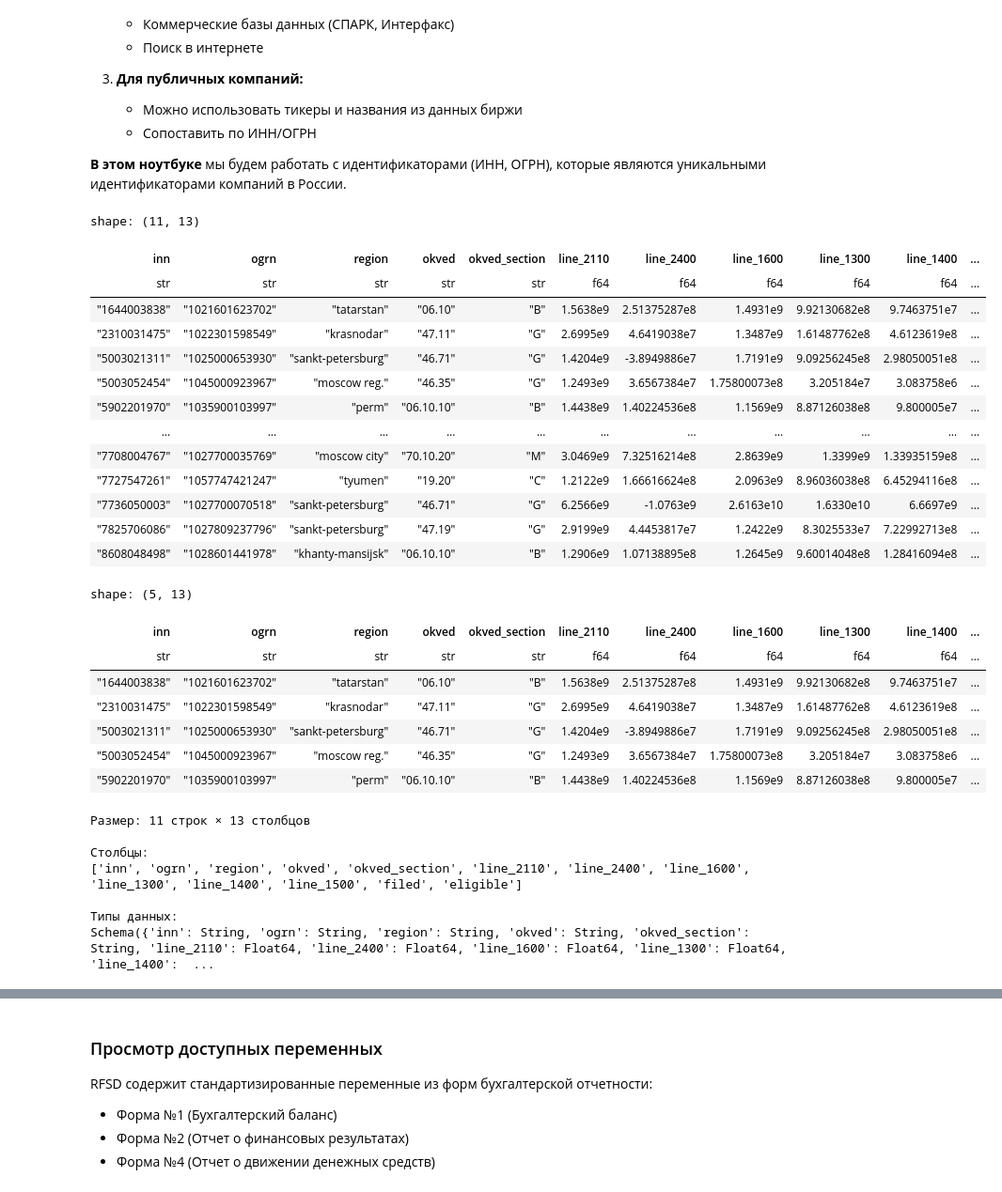
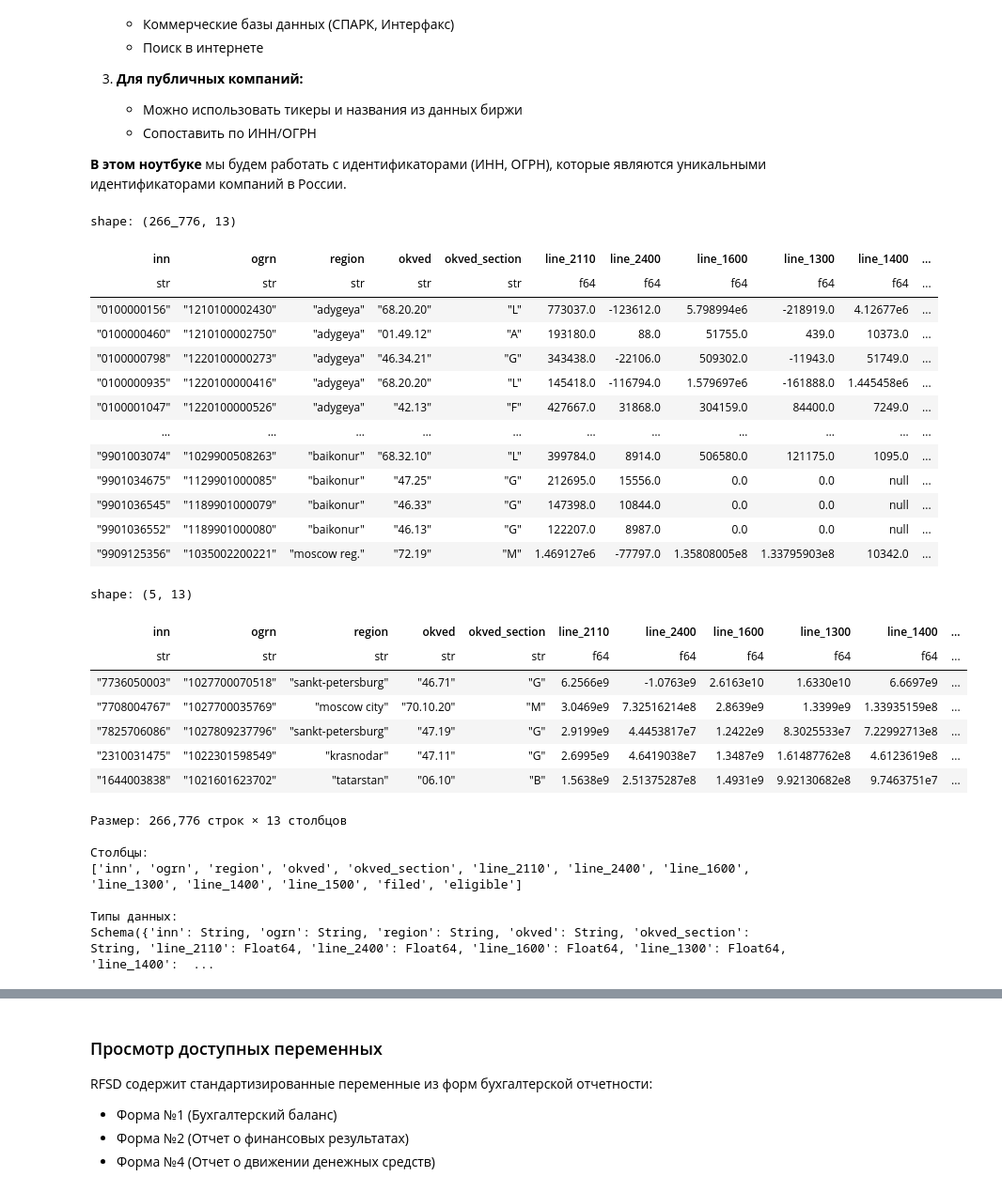
Before and after one commit to quantviews/financial-markets-2025, a Jupyter notebook: ipynb/Russian_corporate_data_RFSD_2025.ipynb, the cells around one changed output, grey strips where cells are left out. Shown at 94% size. Saved outputs shown, nothing was run; the diff lists cells and outputs as text; code cells hidden in the pictures.

Commit message:
update RFSD notebook

```diff
--- a/ipynb/Russian_corporate_data_RFSD_2025.ipynb
+++ b/ipynb/Russian_corporate_data_RFSD_2025.ipynb
@@ -516,7 +690,7 @@ polars.config.Config
 
 Данные находятся локально в папке `RFSD_PATH` и организованы по годам в формате Parquet.
 # %%
-RFSD_PATH = 'F:\\YandexDisk\\Russia\\RFSD'
+RFSD_PATH = 'E:\\YandexDisk\\Russia\\RFSD'
 # %% [markdown]
 ### Размерность данных RFSD
 
@@ -533,7 +708,7 @@ def load_rfsd_year_polars(
     lazy=True
 ):
     """
-    Загружает данные RFSD за указанный год используя Polars
+    Эффективно загружает данные RFSD за указанный год используя Polars.
 
     Parameters:
     -----------
@@ -550,17 +725,22 @@ def load_rfsd_year_polars(
 
     Returns:
     --------
-    pl.DataFrame or pl.LazyFrame
-        DataFrame/LazyFrame с данными за указанный год
+    pl.DataFrame or pl.LazyFrame or None
+        DataFrame/LazyFrame с данными за указанный год или None в случае ошибки.
     """
+    rfsd_path = Path(rfsd_path)
     year_path = rfsd_path / f"year={year}"
 
     if not year_path.exists():
-        raise ValueError(f"Данные за {year} год не найдены")
+        warnings.warn(f"Данные за {year} год не найдены по пути {year_path}")
+        return None
 
-    # Используем scan_parquet для эффективной загрузки
-    # scan_parquet используем .select() после сканирования
-    lf = pl.scan_parquet(str(year_path / "*.parquet"))
+    try:
+        # Используем scan_parquet для эффективной загрузки
+        lf = pl.scan_parquet(str(year_path / "*.parquet"))
+    except Exception as e:
+        warnings.warn(f"Не удалось загрузить данные за {year} год. Ошибка: {e}")
+        return None
 
     # Применяем фильтры если указаны (predicate pushdown)
     if filters is not None:
@@ -602,10 +786,10 @@ key_columns = [
 lf_2024 = load_rfsd_year_polars(2024, columns=key_columns, lazy=True)
 
 # Теперь можем применять фильтры и только потом загружать
-# Например, только компании с поданной отчетностью и выручкой > 1 млн руб.
+# Например, только компании с поданной отчетностью и выручкой > 100 млн руб.
 lf_filtered = lf_2024.filter(
     (pl.col('filed') == 1) &
-    (pl.col('line_2110') > 1)
+    (pl.col('line_2110') > 100000)
 )
 
 # Только сейчас загружаем данные в память
@@ -861,32 +1035,32 @@ print(f"\nПереименованные столбцы (первые 10): {df_2
 # %%
 df_2024_sample
 # %% [output]
-shape: (11, 13)
+shape: (266_776, 13)
 | inn | ogrn | region | okved | okved_section | line_2110 | line_2400 | line_1600 | line_1300 | line_1400 | ... |
 | str | str | str | str | str | f64 | f64 | f64 | f64 | f64 | ... |
-| "1644003838" | "1021601623702" | "tatarstan" | "06.10" | "B" | 1.5638e9 | 2.51375287e8 | 1.4931e9 | 9.92130682e8 | 9.7463751e7 | ... |
-| "2310031475" | "1022301598549" | "krasnodar" | "47.11" | "G" | 2.6995e9 | 4.6419038e7 | 1.3487e9 | 1.61487762e8 | 4.6123619e8 | ... |
-| "5003021311" | "1025000653930" | "sankt-petersburg" | "46.71" | "G" | 1.4204e9 | -3.8949886e7 | 1.7191e9 | 9.09256245e8 | 2.98050051e8 | ... |
-| "5003052454" | "1045000923967" | "moscow reg." | "46.35" | "G" | 1.2493e9 | 3.6567384e7 | 1.75800073e8 | 3.205184e7 | 3.083758e6 | ... |
-| "5902201970" | "1035900103997" | "perm" | "06.10.10" | "B" | 1.4438e9 | 1.40224536e8 | 1.1569e9 | 8.87126038e8 | 9.800005e7 | ... |
+| "0100000156" | "1210100002430" | "adygeya" | "68.20.20" | "L" | 773037.0 | -123612.0 | 5.798994e6 | -218919.0 | 4.12677e6 | ... |
+| "0100000460" | "1210100002750" | "adygeya" | "01.49.12" | "A" | 193180.0 | 88.0 | 51755.0 | 439.0 | 10373.0 | ... |
+| "0100000798" | "1220100000273" | "adygeya" | "46.34.21" | "G" | 343438.0 | -22106.0 | 509302.0 | -11943.0 | 51749.0 | ... |
+| "0100000935" | "1220100000416" | "adygeya" | "68.20.20" | "L" | 145418.0 | -116794.0 | 1.579697e6 | -161888.0 | 1.445458e6 | ... |
+| "0100001047" | "1220100000526" | "adygeya" | "42.13" | "F" | 427667.0 | 31868.0 | 304159.0 | 84400.0 | 7249.0 | ... |
 | … | … | … | … | … | … | … | … | … | … | ... |
-| "7708004767" | "1027700035769" | "moscow city" | "70.10.20" | "M" | 3.0469e9 | 7.32516214e8 | 2.8639e9 | 1.3399e9 | 1.33935159e8 | ... |
-| "7727547261" | "1057747421247" | "tyumen" | "19.20" | "C" | 1.2122e9 | 1.66616624e8 | 2.0963e9 | 8.96036038e8 | 6.45294116e8 | ... |
-| "7736050003" | "1027700070518" | "sankt-petersburg" | "46.71" | "G" | 6.2566e9 | -1.0763e9 | 2.6163e10 | 1.6330e10 | 6.6697e9 | ... |
-| "7825706086" | "1027809237796" | "sankt-petersburg" | "47.19" | "G" | 2.9199e9 | 4.4453817e7 | 1.2422e9 | 8.3025533e7 | 7.22992713e8 | ... |
-| "8608048498" | "1028601441978" | "khanty-mansijsk" | "06.10.10" | "B" | 1.2906e9 | 1.07138895e8 | 1.2645e9 | 9.60014048e8 | 1.28416094e8 | ... |
+| "9901003074" | "1029900508263" | "baikonur" | "68.32.10" | "L" | 399784.0 | 8914.0 | 506580.0 | 121175.0 | 1095.0 | ... |
+| "9901034675" | "1129901000085" | "baikonur" | "47.25" | "G" | 212695.0 | 15556.0 | 0.0 | 0.0 | null | ... |
+| "9901036545" | "1189901000079" | "baikonur" | "46.33" | "G" | 147398.0 | 10844.0 | 0.0 | 0.0 | null | ... |
+| "9901036552" | "1189901000080" | "baikonur" | "46.13" | "G" | 122207.0 | 8987.0 | 0.0 | 0.0 | null | ... |
+| "9909125356" | "1035002200221" | "moscow reg." | "72.19" | "M" | 1.469127e6 | -77797.0 | 1.35808005e8 | 1.33795903e8 | 10342.0 | ... |
 # %%
 # Посмотрим на структуру данных
-df_2024_sample.head()
+df_2024_sample.sort('line_2110', descending=True).head()
 # %% [output]
 shape: (5, 13)
 | inn | ogrn | region | okved | okved_section | line_2110 | line_2400 | line_1600 | line_1300 | line_1400 | ... |
 | str | str | str | str | str | f64 | f64 | f64 | f64 | f64 | ... |
+| "7736050003" | "1027700070518" | "sankt-petersburg" | "46.71" | "G" | 6.2566e9 | -1.0763e9 | 2.6163e10 | 1.6330e10 | 6.6697e9 | ... |
+| "7708004767" | "1027700035769" | "moscow city" | "70.10.20" | "M" | 3.0469e9 | 7.32516214e8 | 2.8639e9 | 1.3399e9 | 1.33935159e8 | ... |
+| "7825706086" | "1027809237796" | "sankt-petersburg" | "47.19" | "G" | 2.9199e9 | 4.4453817e7 | 1.2422e9 | 8.3025533e7 | 7.22992713e8 | ... |
+| "2310031475" | "1022301598549" | "krasnodar" | "47.11" | "G" | 2.6995e9 | 4.6419038e7 | 1.3487e9 | 1.61487762e8 | 4.6123619e8 | ... |
 | "1644003838" | "1021601623702" | "tatarstan" | "06.10" | "B" | 1.5638e9 | 2.51375287e8 | 1.4931e9 | 9.92130682e8 | 9.7463751e7 | ... |
-| "2310031475" | "1022301598549" | "krasnodar" | "47.11" | "G" | 2.6995e9 | 4.6419038e7 | 1.3487e9 | 1.61487762e8 | 4.6123619e8 | ... |
-| "5003021311" | "1025000653930" | "sankt-petersburg" | "46.71" | "G" | 1.4204e9 | -3.8949886e7 | 1.7191e9 | 9.09256245e8 | 2.98050051e8 | ... |
-| "5003052454" | "1045000923967" | "moscow reg." | "46.35" | "G" | 1.2493e9 | 3.6567384e7 | 1.75800073e8 | 3.205184e7 | 3.083758e6 | ... |
-| "5902201970" | "1035900103997" | "perm" | "06.10.10" | "B" | 1.4438e9 | 1.40224536e8 | 1.1569e9 | 8.87126038e8 | 9.800005e7 | ... |
 # %%
 # Информация о данных (Polars)
 print(f"Размер: {df_2024_sample.shape[0]:,} строк × {df_2024_sample.shape[1]} столбцов")
@@ -895,7 +1069,7 @@ print(df_2024_sample.columns)
 print(f"\nТипы данных:")
 print(df_2024_sample.schema)
 # %% [output]
-Размер: 11 строк × 13 столбцов
+Размер: 266,776 строк × 13 столбцов
 
 Столбцы:
 ['inn', 'ogrn', 'region', 'okved', 'okved_section', 'line_2110', 'line_2400', 'line_1600', 'line_1300', 'line_1400', 'line_1500', 'filed', 'eligible']
```
Also changed, not shown: parts of 37 cells of this notebook.
